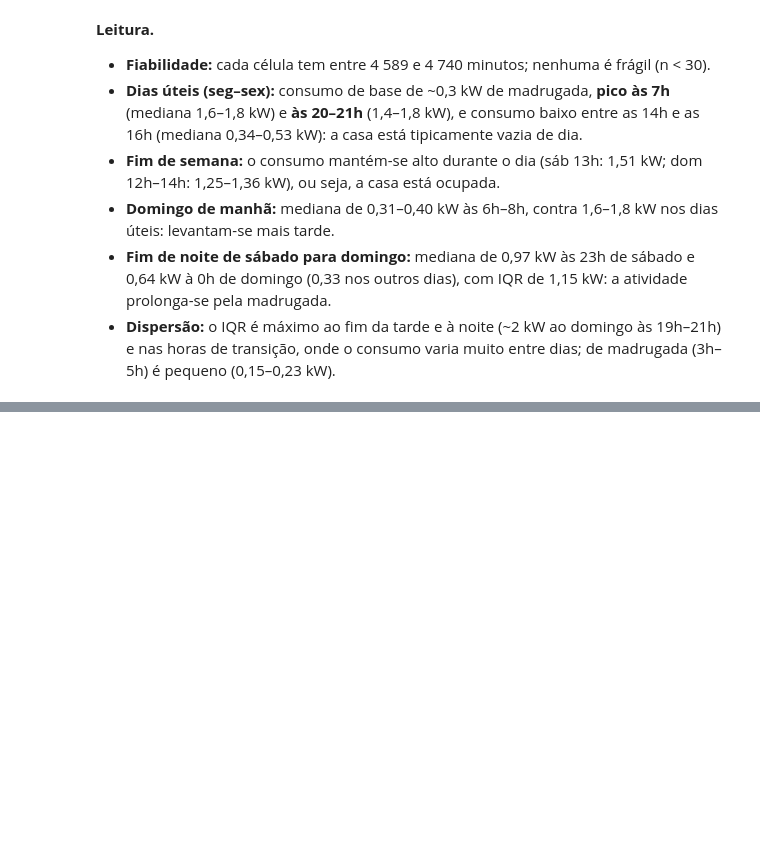
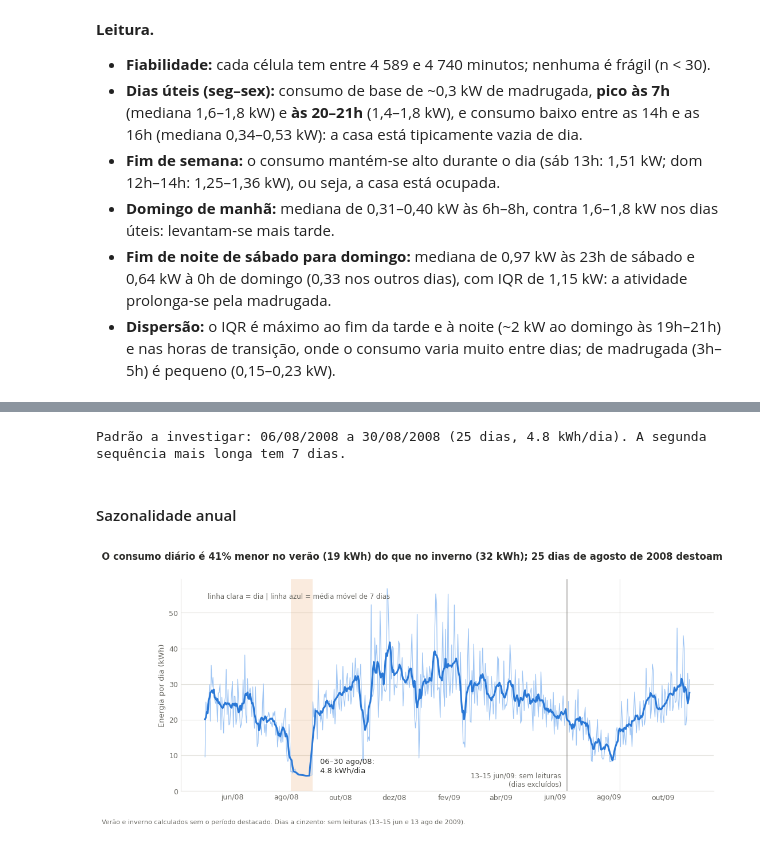
Before and after one commit to leonorrebola9/LusoEnergy_Project, a Jupyter notebook: 01_parteI_II.ipynb, the cells around one changed output, grey strips where cells are left out. Cells and saved outputs as stored; diff of their text form; code cells hidden in the pictures; blank space fills up the shorter version.

```diff
--- a/01_parteI_II.ipynb
+++ b/01_parteI_II.ipynb
@@ -763,0 +800,12 @@ plt.show()
+# %%
+# Dias de consumo muito baixo (< 40 % da mediana diária): sequências de >= 2 dias consecutivos
+limiar_baixo = 0.4 * diario["total"].median()
+baixo = diario["total"] < limiar_baixo
+seq = (baixo != baixo.shift()).cumsum()[baixo]
+corridas = (diario[baixo].groupby(seq)
+            .agg(inicio=("total", lambda s: s.index[0]), fim=("total", lambda s: s.index[-1]),
+                 dias=("total", "size"), kWh_dia=("total", "mean")))
+corridas = corridas[corridas["dias"] >= 2].sort_values("dias", ascending=False).reset_index(drop=True)
+corridas["kWh_dia"] = corridas["kWh_dia"].round(1)
+print(f"Limiar: {limiar_baixo:.1f} kWh/dia")
+corridas
@@ -763,0 +821,50 @@ plt.show()
+# %%
+# A sequência mais longa é o padrão a investigar
+AUS_INI, AUS_FIM = corridas.loc[0, "inicio"], corridas.loc[0, "fim"]
+em_aus = (diario.index >= AUS_INI) & (diario.index <= AUS_FIM)
+REF_INI, REF_FIM = pd.Timestamp("2008-09-01"), pd.Timestamp("2008-09-30")      # mês seguinte, como referência
+print(f"Padrão a investigar: {AUS_INI:%d/%m/%Y} a {AUS_FIM:%d/%m/%Y} ({corridas.loc[0, 'dias']} dias, "
+      f"{corridas.loc[0, 'kWh_dia']} kWh/dia). A segunda sequência mais longa tem {corridas.loc[1, 'dias']} dias.")
+# %% [output]
+Padrão a investigar: 06/08/2008 a 30/08/2008 (25 dias, 4.8 kWh/dia). A segunda sequência mais longa tem 7 dias.
+# %% [markdown]
+#### Sazonalidade anual
+# %%
+def plot_serie_diaria(diario, ini, fim, caminho_png=None):
+    """Anual: consumo diário, média móvel de 7 dias e dias excluídos."""
+    dias = pd.date_range(diario.index.min(), diario.index.max())
+    s = diario["total"].reindex(dias)                               # NaN nos dias excluídos (1.2)
+    sem_aus = diario.loc[~((diario.index >= ini) & (diario.index <= fim)), "total"]
+    inv = sem_aus[sem_aus.index.month.isin([12, 1, 2])].mean()
+    ver = sem_aus[sem_aus.index.month.isin([6, 7, 8])].mean()
+    fig, ax = plt.subplots(figsize=(12, 4.8))
+    ax.plot(s.index, s.values, color="#9ec5f4", lw=0.9)
+    ax.plot(s.index, s.rolling(7, center=True, min_periods=4).mean(), color=AZUL, lw=2.2)
+    ax.axvspan(ini, fim + pd.Timedelta(days=1), color=LARANJA, alpha=0.15, lw=0)
+    ax.text(fim + pd.Timedelta(days=9), 7, f"{ini:%d}–{fim:%d} ago/08:\n{diario.loc[ini:fim, 'total'].mean():.1f} kWh/dia",
+            fontsize=9.5, color=TINTA, va="center")
+    falta = s[s.isna()].index
+    for d in falta:
+        ax.axvspan(d, d + pd.Timedelta(days=1), color="#8a8984", alpha=0.35, lw=0)
+    ax.text(falta[0] - pd.Timedelta(days=5), 3, "13–15 jun/09: sem leituras\n(dias excluídos)", fontsize=8.5,
+            color=TINTA_2, ha="right", va="center")
+    ax.set_ylim(0, None)
+    ax.xaxis.set_major_locator(mdates.MonthLocator(interval=2))
+    ax.xaxis.set_major_formatter(FuncFormatter(lambda x, _: (lambda d: f"{MESES_PT[d.month - 1]}/{d:%y}")(mdates.num2date(x))))
+    ax.set_ylabel("Energia por dia (kWh)", fontsize=9.5, color=TINTA_2)
+    estilo(ax)
+    ax.text(s.index[3], s.max() * 0.98, "linha clara = dia | linha azul = média móvel de 7 dias",
+            fontsize=8.5, color=TINTA_2, va="top")
+    fig.suptitle(f"O consumo diário é {1 - ver / inv:.0%} menor no verão ({ver:.0f} kWh) do que no inverno ({inv:.0f} kWh); "
+                 f"25 dias de agosto de 2008 destoam", x=0.01, ha="left", fontsize=12, fontweight="bold", color=TINTA)
+    fig.text(0.01, -0.01, "Verão e inverno calculados sem o período destacado. Dias a cinzento: sem leituras (13–15 jun e 13 ago de 2009).",
+             fontsize=8, color=TINTA_2)
+    if caminho_png:
+        fig.savefig(caminho_png, dpi=150, bbox_inches="tight", facecolor="white")
+    return fig
+
+
+fig = plot_serie_diaria(diario, AUS_INI, AUS_FIM, "figures/2_1_anual_serie.png")
+plt.show()
+# %% [output]
+[figure, added]
```
Also changed, not shown: parts of 25 cells of this notebook, 6 other files.
